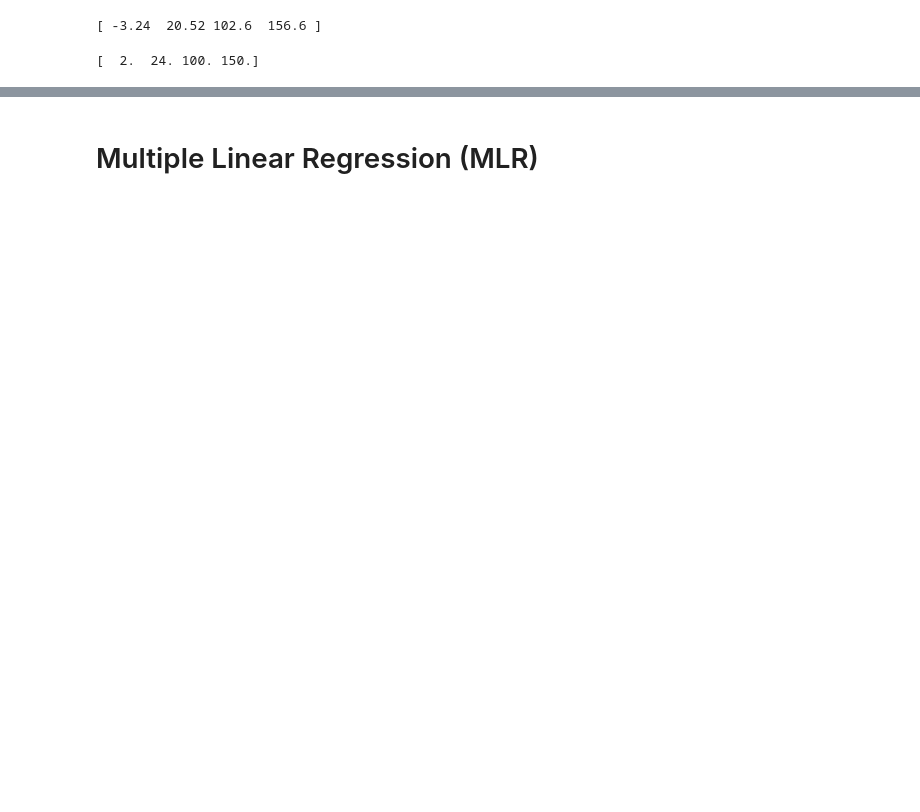
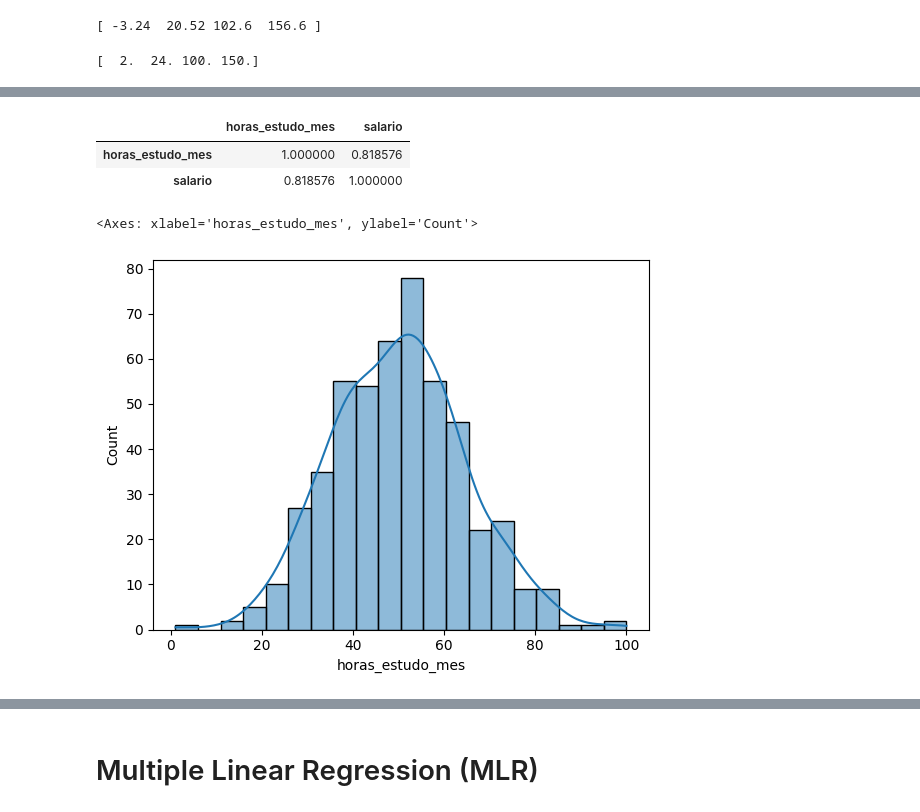
Before and after one commit to Akingzs/Python-Data-Science, a Jupyter notebook: Model Development/linear_regression.ipynb, the cells around one changed output, grey strips where cells are left out. Cells and saved outputs as stored; diff of their text form; code cells hidden in the pictures; blank space fills up the shorter version.

```diff
--- a/Model Development/linear_regression.ipynb
+++ b/Model Development/linear_regression.ipynb
@@ -74,0 +78,2 @@ print(predicted_goals3)
+# %%
+dsa_df = pd.read_csv(r'C:\Users\arthur.oliveira.PTCM-6597\OneDrive\Study\Python-Data-Science\Model Development\database\dataset.csv')
@@ -74,0 +117,12 @@ print(predicted_goals3)
+# %%
+# Need a strong correlation between predictive variable (horas_estudo_mes in this case) and the target
+dsa_df.corr()
+# %% [output]
+|  | horas_estudo_mes | salario |
+| horas_estudo_mes | 1.000000 | 0.818576 |
+| salario | 0.818576 | 1.000000 |
+# %%
+sns.histplot(data=dsa_df, x='horas_estudo_mes', kde=True)
+# %% [output]
+<Axes: xlabel='horas_estudo_mes', ylabel='Count'>
+[figure, added]
```
Also changed, not shown: parts of 20 cells of this notebook, 4 other files.
